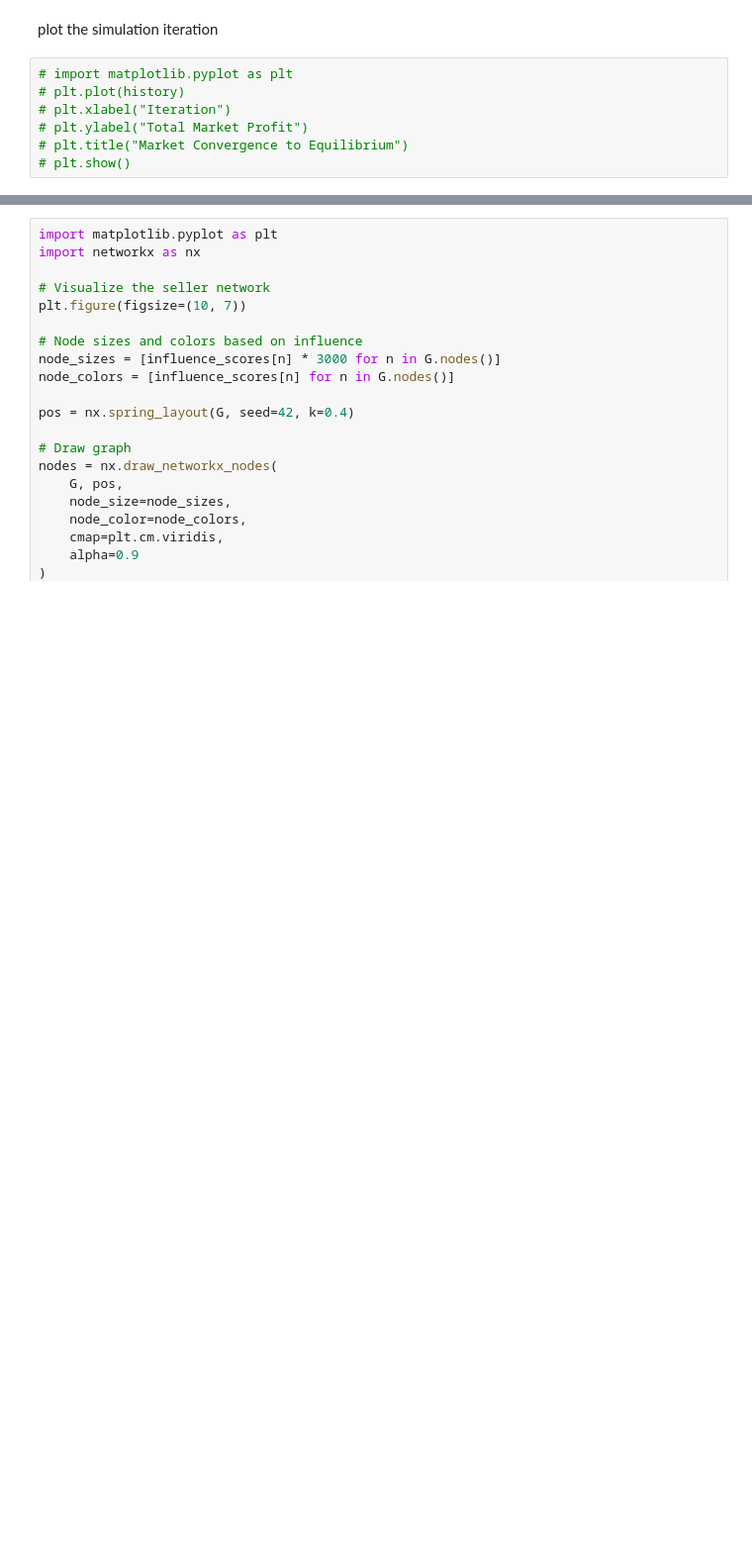
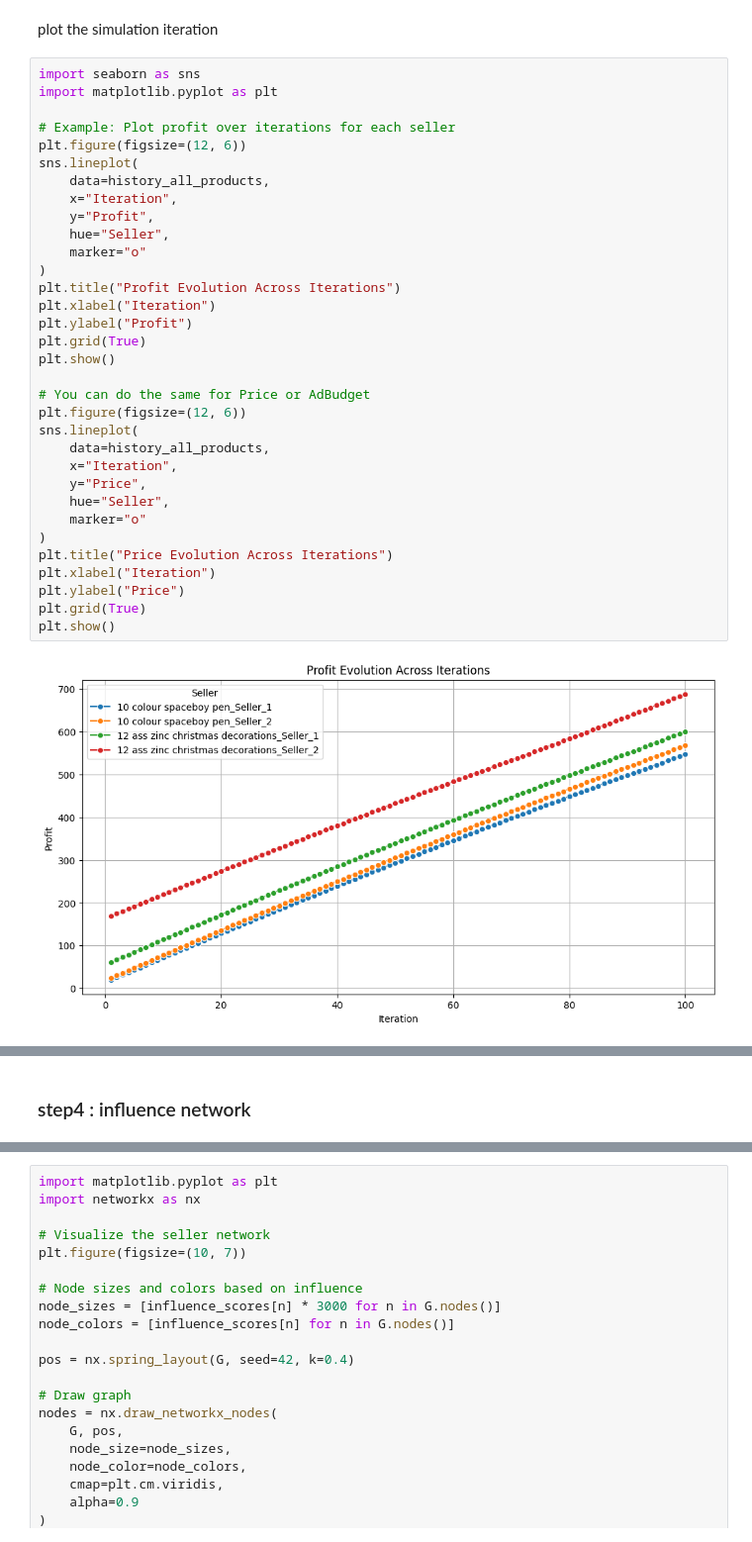
Before and after one commit to erf04/ec-hw1, a Jupyter notebook: main.ipynb, the cells around one changed output, grey strips where cells are left out. Shown: that part at 99% size. Cells and saved outputs as stored; diff of their text form; blank space fills up the shorter version.

```diff
--- a/main.ipynb
+++ b/main.ipynb
@@ -96,9 +99,37 @@ Simulating market: 12 ass zinc christmas decorations
 # %% [markdown]
 plot the simulation iteration
 # %%
-# import matplotlib.pyplot as plt
-# plt.plot(history)
-# plt.xlabel("Iteration")
-# plt.ylabel("Total Market Profit")
-# plt.title("Market Convergence to Equilibrium")
-# plt.show()
+import seaborn as sns
+import matplotlib.pyplot as plt
+
+# Example: Plot profit over iterations for each seller
+plt.figure(figsize=(12, 6))
+sns.lineplot(
+    data=history_all_products,
+    x="Iteration",
+    y="Profit",
+    hue="Seller",
+    marker="o"
+)
+plt.title("Profit Evolution Across Iterations")
+plt.xlabel("Iteration")
+plt.ylabel("Profit")
+plt.grid(True)
+plt.show()
+
+# You can do the same for Price or AdBudget
+plt.figure(figsize=(12, 6))
+sns.lineplot(
+    data=history_all_products,
+    x="Iteration",
+    y="Price",
+    hue="Seller",
+    marker="o"
+)
+plt.title("Price Evolution Across Iterations")
+plt.xlabel("Iteration")
+plt.ylabel("Price")
+plt.grid(True)
+plt.show()
+# %% [output]
+[figure, added]
@@ -105,3 +137,5 @@ plot the simulation iteration
+# %% [markdown]
+### step4 : influence network
 # %%
 from network.network import (
     build_seller_network,
```
Also changed, not shown: parts of 10 cells of this notebook, 6 other files.
